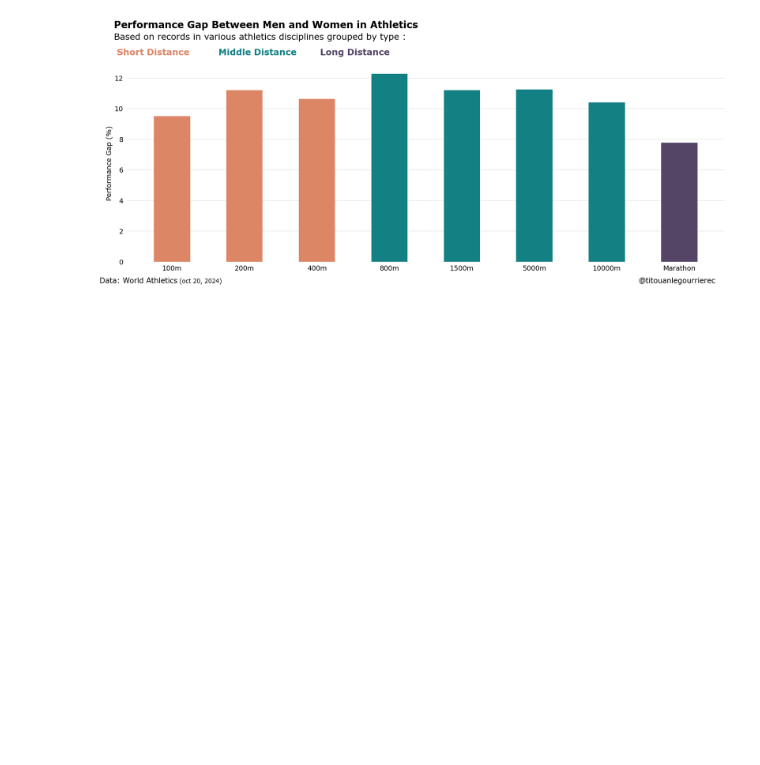
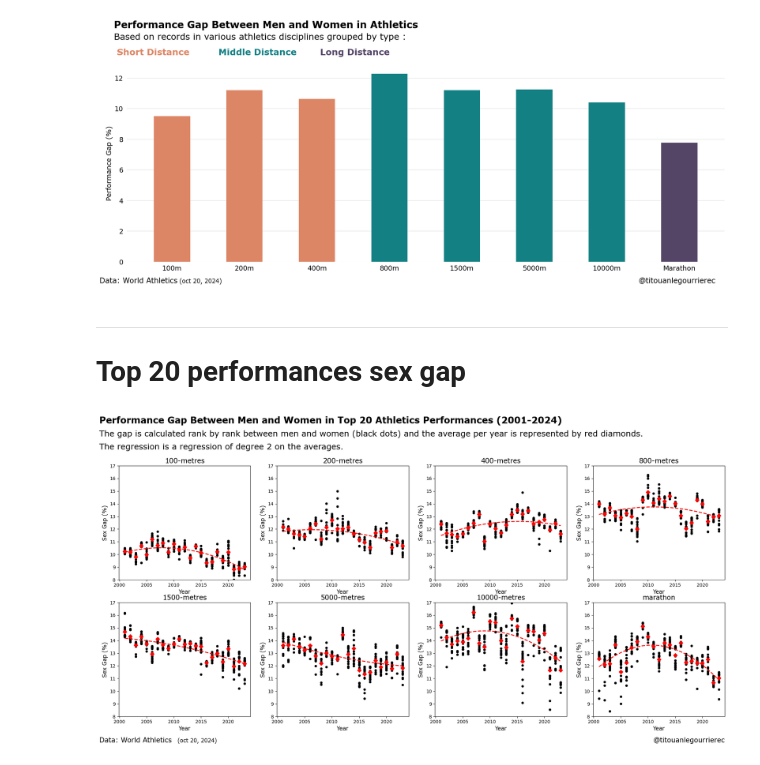
Before and after one commit to titouanlegourrierec/TrackTheGap, a Jupyter notebook: DataAnalysis.ipynb, the cells around one changed output. Saved outputs shown, nothing was run; the diff lists cells and outputs as text; code cells hidden in the pictures; blank space fills up the shorter version.

Commit message:
feat: Analyze the gender gap in the top 20 performances

```diff
--- a/DataAnalysis.ipynb
+++ b/DataAnalysis.ipynb
@@ -258,3 +261,6 @@ Try using .loc[row_indexer,col_indexer] = value instead
 See the caveats in the documentation: https://pandas.pydata.org/pandas-docs/stable/user_guide/indexing.html#returning-a-view-versus-a-copy
   filtered_df['DISCIPLINE'] = pd.Categorical(filtered_df['DISCIPLINE'], categories=order, ordered=True)
 [figure]
+# %% [markdown]
+---
+# Top 20 performances sex gap
@@ -260,0 +311,58 @@ See the caveats in the documentation: https://pandas.pydata.org/pandas-docs/stab
+# %%
+df = pd.read_csv("data/top100_all_2001_2024.csv")
+
+years = range(2001, 2024)
+disciplines = ["100-metres", "200-metres", "400-metres", "800-metres", "1500-metres", "5000-metres", "10000-metres", "marathon"]
+
+fig, axes = plt.subplots(2, 4, figsize=(24, 10))
+axes = axes.flatten()
+
+for ax, discipline in zip(axes, disciplines):
+    gap = []
+    for year in years:
+        try:
+            _, sex_gap_list = topsexgap(df, discipline=discipline, year=year, top_n=20)
+            gap.append(sex_gap_list)
+        except IndexError:
+            print(f"Not enough data for {discipline} in {year}")
+            continue
+
+    # Calculate the average for each year
+    average_values = [np.mean(valeurs) for valeurs in gap]
+
+    # Plot individual values
+    for (annee, valeurs) in zip(years, gap):
+        for valeur in valeurs:
+            ax.scatter(annee, valeur, color='black', s=20)
+
+    # Plot red diamonds for each average
+    for annee, moyenne in zip(years, average_values):
+        ax.scatter(annee, moyenne, color='red', marker='D', s=40)
+
+    # Fit a polynomial regression model of degree 2
+    X = np.array(years).reshape(-1, 1)
+    y = np.array(average_values)
+    poly = PolynomialFeatures(degree=2)
+    X_poly = poly.fit_transform(X)
+    model = LinearRegression().fit(X_poly, y)
+    trend = model.predict(X_poly)
+
+    ax.plot(years, trend, color='red', linestyle='--', linewidth=2)
+
+    ax.set_xlabel("Year", font='Verdana', fontsize=12)
+    ax.set_ylabel("Sex Gap (%)", font='Verdana', fontsize=12)
+    ax.set_title(discipline, font='Verdana', fontsize=15)
+
+    ax.set_ylim(8, 17)
+
+fig.text(0.1, 1.01, 'Performance Gap Between Men and Women in Top 20 Athletics Performances (2001-2024)', font='Verdana', fontsize=20, fontweight='bold', ha='left', bbox=dict(facecolor='white', edgecolor='none'))
+fig.text(0.1, 0.97, 'The gap is calculated rank by rank between men and women (black dots) and the average per year is represented by red diamonds.', font='Verdana', fontsize=18, ha='left')
+fig.text(0.1, 0.93, 'The regression is a regression of degree 2 on the averages.', font='Verdana', fontsize=18, ha='left')
+
+fig.text(0.1, 0.03, 'Data: World Athletics', font='Verdana', fontsize=15, ha='left', color='black', bbox=dict(facecolor='white', edgecolor='none'))
+fig.text(0.2, 0.03, '(oct 20, 2024)', font='Verdana', fontsize=12, ha='left', color='black', bbox=dict(facecolor='white', edgecolor='none'))
+fig.text(0.9, 0.03, '@titouanlegourrierec', font='Verdana', fontsize=15, ha='right', color='black', bbox=dict(facecolor='white', edgecolor='none'))
+
+plt.show()
+# %% [output]
+[figure, added]
```
Also changed, not shown: parts of 2 cells of this notebook, 1 other file.
